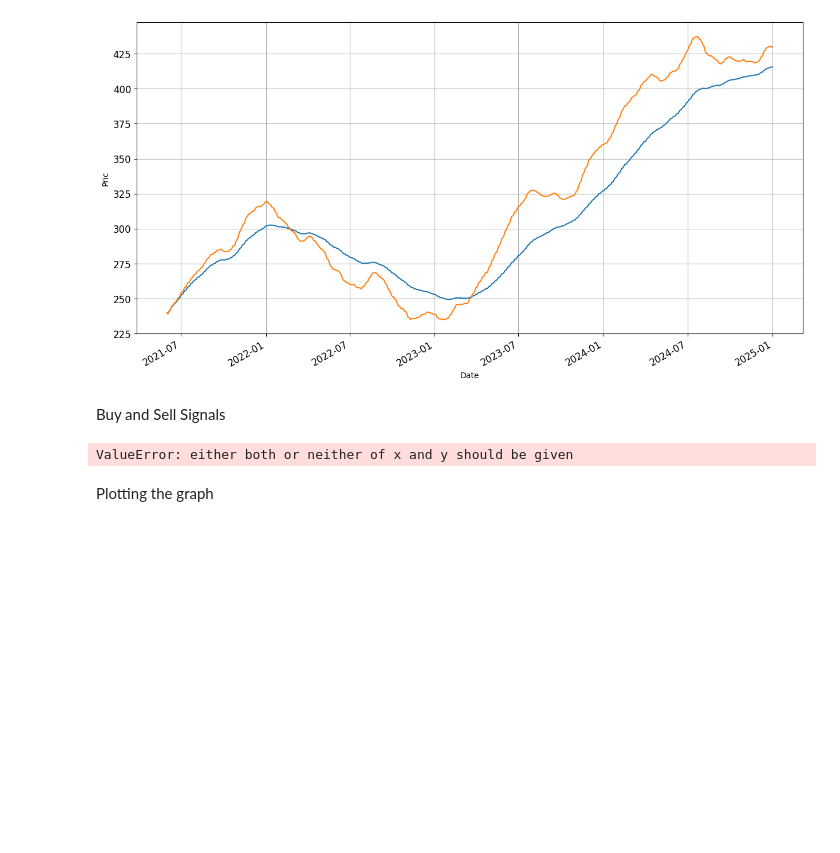
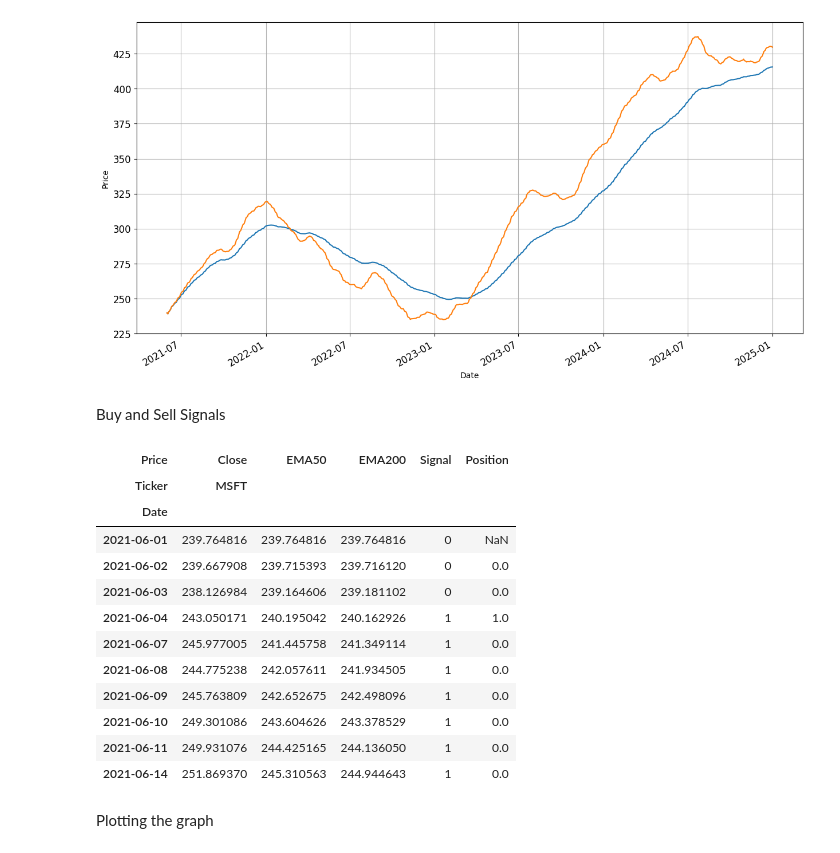
Before and after one commit to ShravaniAWanjari/moving-averages-crossover-strategy, a Jupyter notebook: EMA.ipynb, the cells around one changed output. Saved outputs shown, nothing was run; the diff lists cells and outputs as text; code cells hidden in the pictures; blank space fills up the shorter version.

```diff
--- a/EMA.ipynb
+++ b/EMA.ipynb
@@ -58,15 +60,25 @@ plt.show
 # %% [markdown]
 Buy and Sell Signals
 # %%
-data['Signal']  = 0
-
-data.loc[data['EMA50'] > data['EMA200'],'Signal'] = 1
-data.loc[data['EMA50'] < data['EMA200'], 'Signal'] = -1
+data['Signal'] = 0
+data['Signal'] = np.where(data['EMA50'] > data['EMA200'], 1, 0)
 
 data['Position'] = data['Signal'].diff()
 
-data.head()
+data.head(10)
 # %% [output]
-ValueError: either both or neither of x and y should be given
+| Price | Close | EMA50 | EMA200 | Signal | Position |
+| Ticker | MSFT |  |  |  |  |
+| Date |  |  |  |  |  |
+| 2021-06-01 | 239.764816 | 239.764816 | 239.764816 | 0 | NaN |
+| 2021-06-02 | 239.667908 | 239.715393 | 239.716120 | 0 | 0.0 |
+| 2021-06-03 | 238.126984 | 239.164606 | 239.181102 | 0 | 0.0 |
+| 2021-06-04 | 243.050171 | 240.195042 | 240.162926 | 1 | 1.0 |
+| 2021-06-07 | 245.977005 | 241.445758 | 241.349114 | 1 | 0.0 |
+| 2021-06-08 | 244.775238 | 242.057611 | 241.934505 | 1 | 0.0 |
+| 2021-06-09 | 245.763809 | 242.652675 | 242.498096 | 1 | 0.0 |
+| 2021-06-10 | 249.301086 | 243.604626 | 243.378529 | 1 | 0.0 |
+| 2021-06-11 | 249.931076 | 244.425165 | 244.136050 | 1 | 0.0 |
+| 2021-06-14 | 251.869370 | 245.310563 | 244.944643 | 1 | 0.0 |
 # %% [markdown]
 Plotting the graph
```
Also changed, not shown: parts of 5 cells of this notebook.
